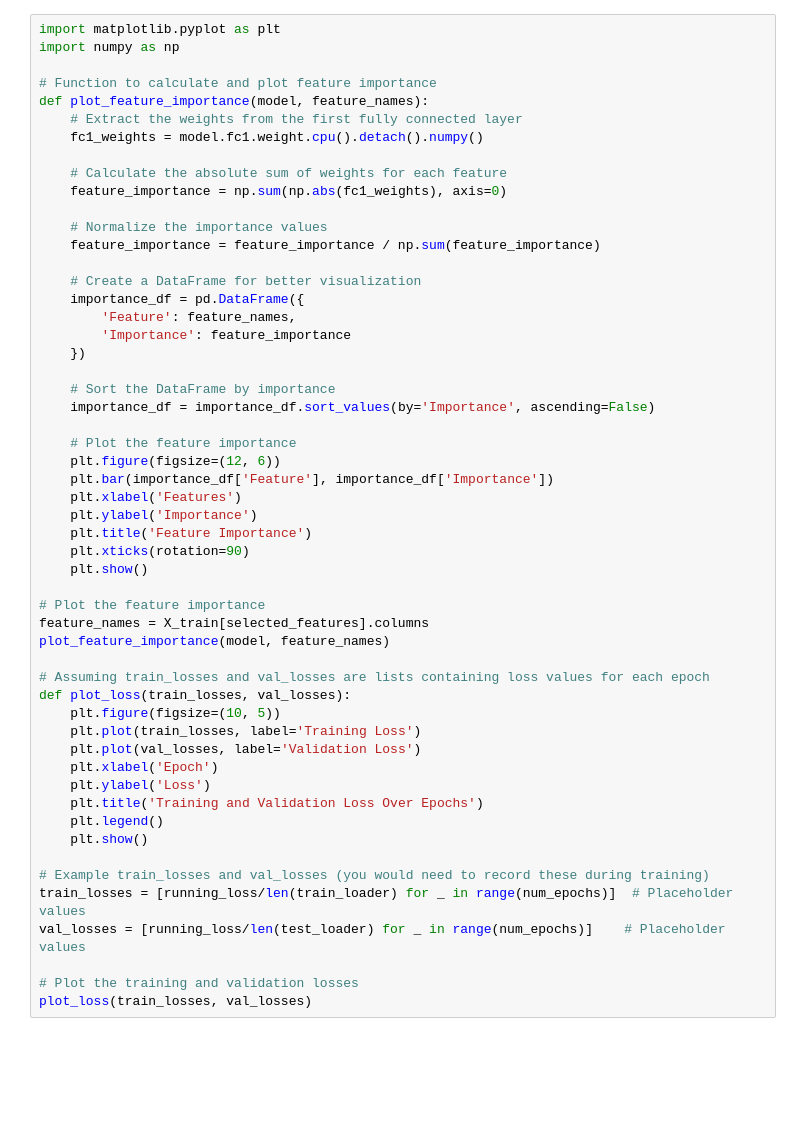
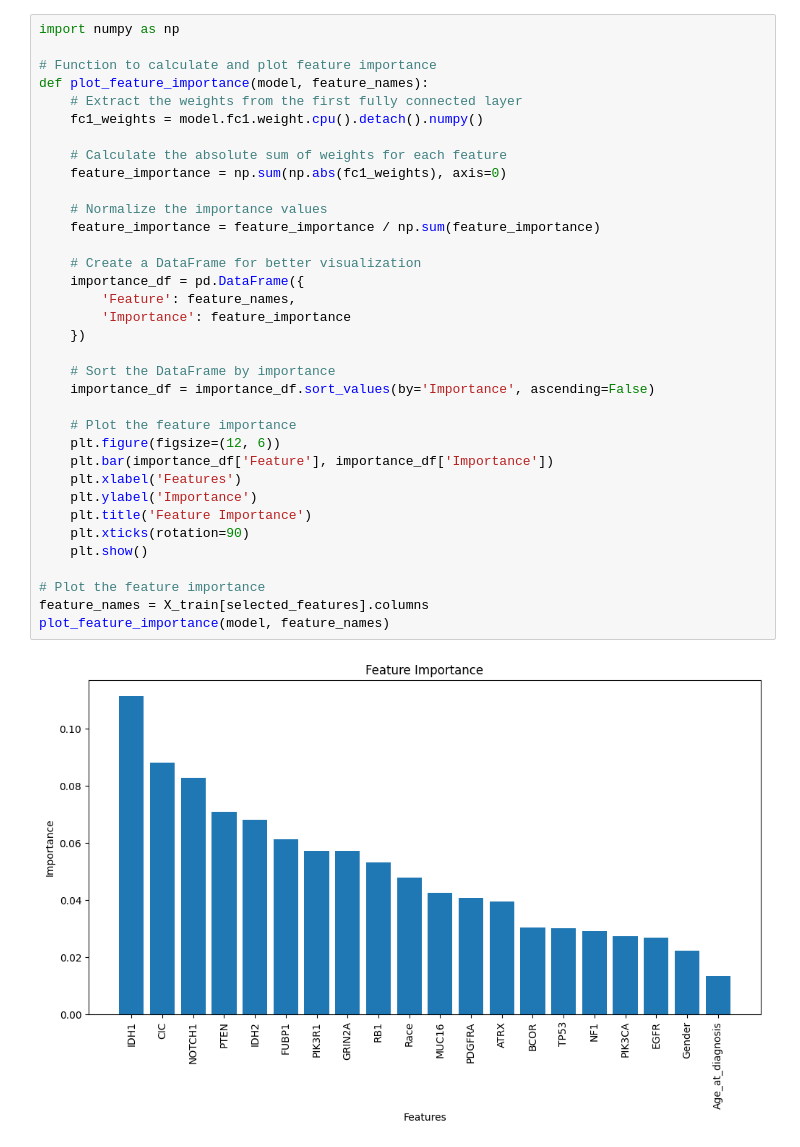
Before and after one commit to OpenBioResearch/disease-focused-uci-ml-repos, a Jupyter notebook: uci_glioma_grading_prediction.ipynb, the cells around one changed output. Drawn from its saved outputs; the diff is of its cells as text; blank space fills up the shorter version.

```diff
--- a/uci_glioma_grading_prediction.ipynb
+++ b/uci_glioma_grading_prediction.ipynb
@@ -193,5 +343,4 @@ with torch.no_grad():
 # %%
-import matplotlib.pyplot as plt
 import numpy as np
 
 # Function to calculate and plot feature importance
@@ -199,50 +348,34 @@ def plot_feature_importance(model, feature_names):
     # Extract the weights from the first fully connected layer
     fc1_weights = model.fc1.weight.cpu().detach().numpy()
 
     # Calculate the absolute sum of weights for each feature
     feature_importance = np.sum(np.abs(fc1_weights), axis=0)
 
     # Normalize the importance values
     feature_importance = feature_importance / np.sum(feature_importance)
 
     # Create a DataFrame for better visualization
     importance_df = pd.DataFrame({
         'Feature': feature_names,
         'Importance': feature_importance
     })
 
     # Sort the DataFrame by importance
     importance_df = importance_df.sort_values(by='Importance', ascending=False)
 
     # Plot the feature importance
     plt.figure(figsize=(12, 6))
     plt.bar(importance_df['Feature'], importance_df['Importance'])
     plt.xlabel('Features')
     plt.ylabel('Importance')
     plt.title('Feature Importance')
     plt.xticks(rotation=90)
     plt.show()
 
 # Plot the feature importance
 feature_names = X_train[selected_features].columns
 plot_feature_importance(model, feature_names)
-
-# Assuming train_losses and val_losses are lists containing loss values for each epoch
-def plot_loss(train_losses, val_losses):
-    plt.figure(figsize=(10, 5))
-    plt.plot(train_losses, label='Training Loss')
-    plt.plot(val_losses, label='Validation Loss')
-    plt.xlabel('Epoch')
-    plt.ylabel('Loss')
-    plt.title('Training and Validation Loss Over Epochs')
-    plt.legend()
-    plt.show()
-
-# Example train_losses and val_losses (you would need to record these during training)
-train_losses = [running_loss/len(train_loader) for _ in range(num_epochs)]  # Placeholder values
-val_losses = [running_loss/len(test_loader) for _ in range(num_epochs)]    # Placeholder values
-
-# Plot the training and validation losses
-plot_loss(train_losses, val_losses)
+# %% [output]
+[figure, added]
 # %%
 !pip install fpdf
```
Also changed, not shown: parts of 9 cells of this notebook.
